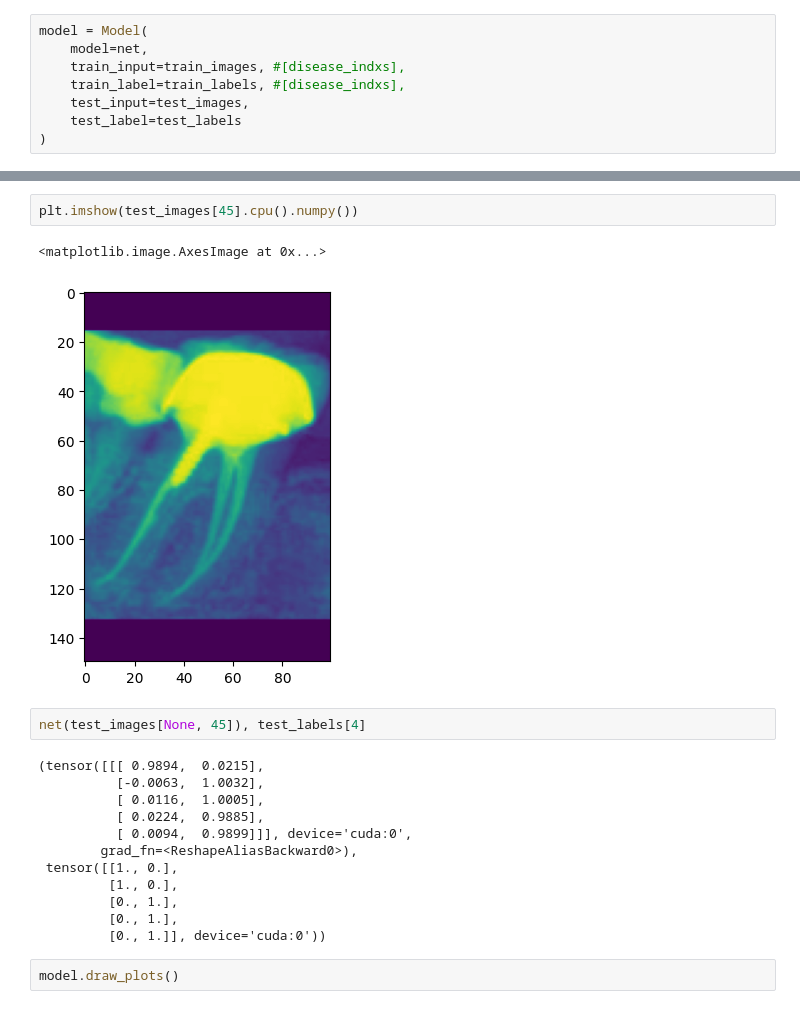
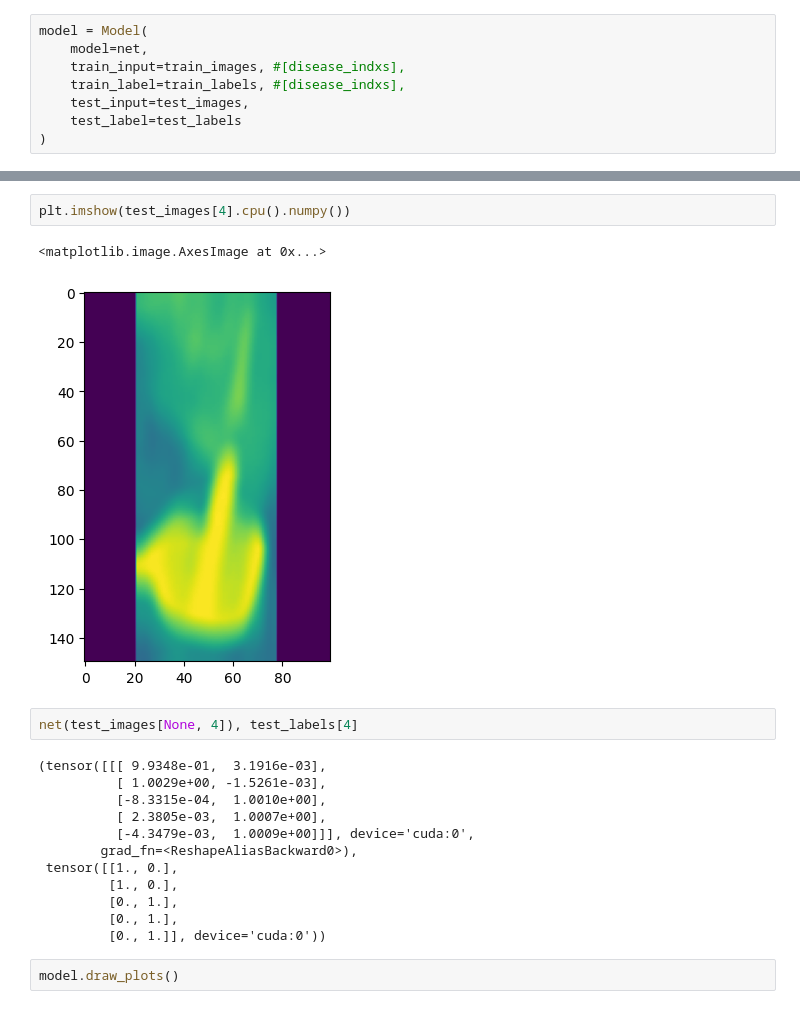
Before and after one commit to Sepuh077/Automated-dental-X-ray-analysis, a Jupyter notebook: notebooks/cnn_resnet.ipynb, the cells around one changed output, grey strips where cells are left out. Cells and saved outputs as stored; diff of their text form.

```diff
--- a/notebooks/cnn_resnet.ipynb
+++ b/notebooks/cnn_resnet.ipynb
@@ -95,16 +92,16 @@ torch.where(test_labels[:, 3, 1] == 1)
 # %%
-plt.imshow(test_images[45].cpu().numpy())
+plt.imshow(test_images[4].cpu().numpy())
 # %% [output]
 <matplotlib.image.AxesImage at 0x...>
-[figure, old version]
+[figure, new version]
 # %%
-net(test_images[None, 45]), test_labels[4]
+net(test_images[None, 4]), test_labels[4]
 # %% [output]
-(tensor([[[ 0.9894,  0.0215],
-          [-0.0063,  1.0032],
-          [ 0.0116,  1.0005],
-          [ 0.0224,  0.9885],
-          [ 0.0094,  0.9899]]], device='cuda:0',
+(tensor([[[ 9.9348e-01,  3.1916e-03],
+          [ 1.0029e+00, -1.5261e-03],
+          [-8.3315e-04,  1.0010e+00],
+          [ 2.3805e-03,  1.0007e+00],
+          [-4.3479e-03,  1.0009e+00]]], device='cuda:0',
         grad_fn=<ReshapeAliasBackward0>),
  tensor([[1., 0.],
          [1., 0.],
```
Also changed, not shown: parts of 4 cells of this notebook, 1 other file.
